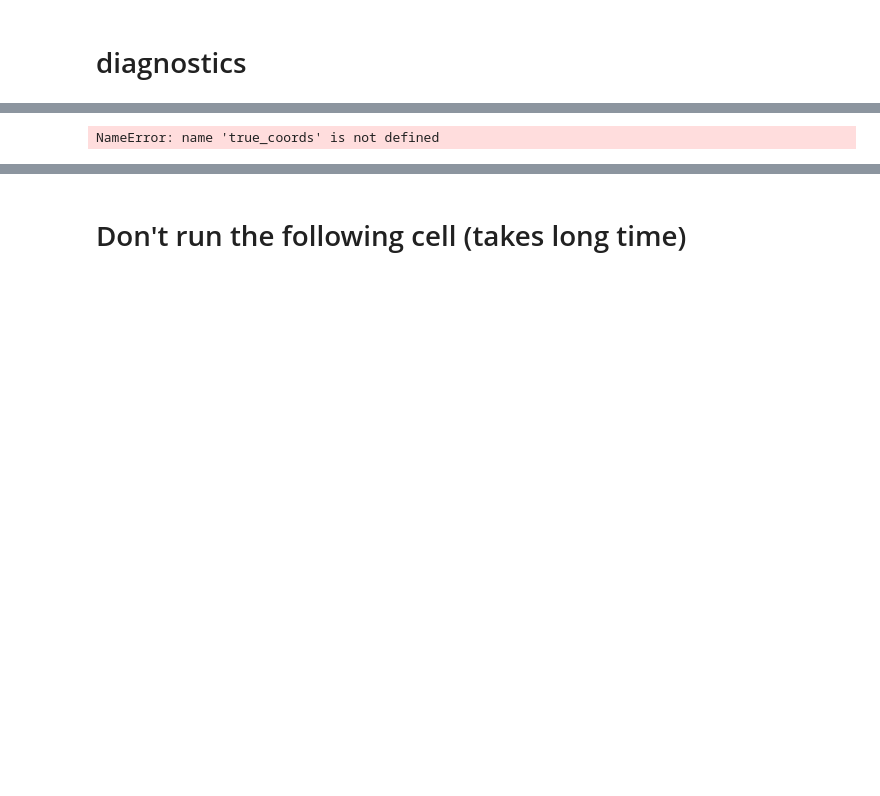
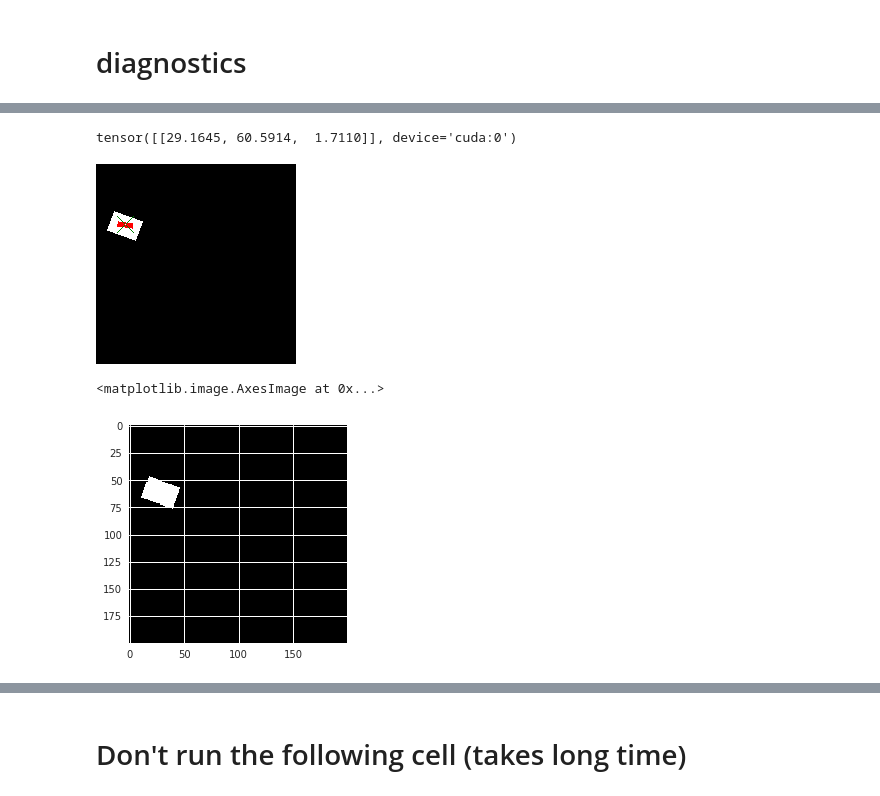
Before and after one commit to nouyang/platt2018, a Jupyter notebook: rcnn_depth/image generation.ipynb, the cells around one changed output, grey strips where cells are left out. Cells and saved outputs as stored; diff of their text form; code cells hidden in the pictures; blank space fills up the shorter version.

```diff
--- a/rcnn_depth/image generation.ipynb
+++ b/rcnn_depth/image generation.ipynb
@@ -398,23 +396,26 @@ truth label:
 # %%
 %matplotlib inline
 #im = Image.open("Mew.jpg")
 n = 12
 n = np.random.rand()*len(images)
 n = int(n)
 
 image = io.imread('./data/rect'+str(n)+'.png')
 image_tensor = torch.FloatTensor(image).permute(2, 0, 1) #PIL and torch expect difft orders
-coords = torch.FloatTensor(true_coords[n])
+#coords = torch.FloatTensor(true_coords[n])
 with torch.no_grad():
     output = model(image_tensor)
 
-print(true_coords[n])
+#print(true_coords[n])
 print(output)
 x,y,orient = output.cpu().numpy().flatten()
 imshow_coord(image, (x,y, orient))
 plt.imshow(image)
 # %% [output]
-NameError: name 'true_coords' is not defined
+tensor([[29.1645, 60.5914,  1.7110]], device='cuda:0')
+[figure, added]
+<matplotlib.image.AxesImage at 0x...>
+[figure, added]
 # %%
 #img = Image.new('RGB', (300,400), 'gray')
 import seaborn as sns
```
Also changed, not shown: parts of 10 cells of this notebook, 1 other file.
